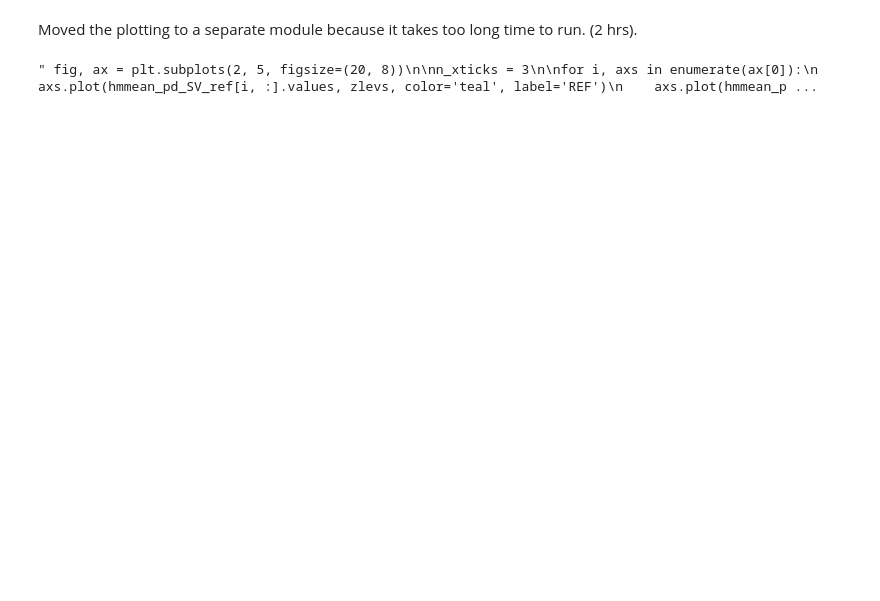
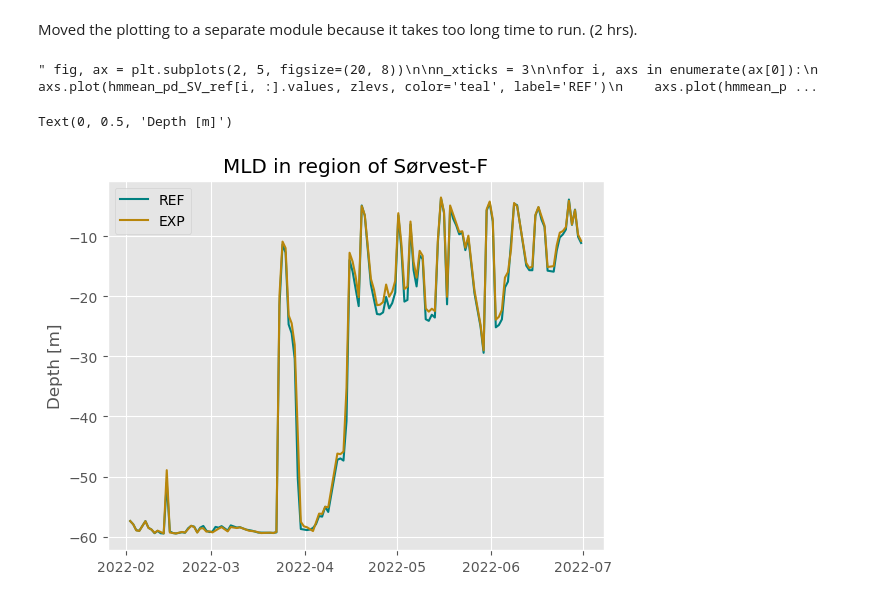
Before and after one commit to kjes4pres/MET_sommer25, a Jupyter notebook: Mixed_layer_depth/MLD.ipynb, the cells around one changed output. Drawn from its saved outputs; the diff is of its cells as text; code cells hidden in the pictures; blank space fills up the shorter version.

```diff
--- a/Mixed_layer_depth/MLD.ipynb
+++ b/Mixed_layer_depth/MLD.ipynb
@@ -484,3 +487,21 @@ plt.tight_layout(rect=[0, 0, 1, 0.93])
 plt.savefig('Figures/pd_mld_SVF_NVC.png') """
 # %% [output]
 " fig, ax = plt.subplots(2, 5, figsize=(20, 8))\n\nn_xticks = 3\n\nfor i, axs in enumerate(ax[0]):\n    axs.plot(hmmean_pd_SV_ref[i, :].values, zlevs, color='teal', label='REF')\n    axs.plot(hmmean_p ...
+# %%
+# Time evolution of mixed layer depth in study area
+mld_SV_ref = ref_SV.mld.mean(dim=['eta_rho', 'xi_rho'])
+mld_SV_exp = exp_SV.mld.mean(dim=['eta_rho', 'xi_rho'])
+
+mld_NV_ref = ref_NV.mld.mean(dim=['eta_rho', 'xi_rho'])
+mld_NV_exp = exp_NV.mld.mean(dim=['eta_rho', 'xi_rho'])
+# %%
+fig, ax = plt.subplots()
+
+ax.plot(mld_SV_ref.ocean_time, mld_SV_ref, color='teal', label='REF')
+ax.plot(mld_SV_ref.ocean_time, mld_SV_exp, color='darkgoldenrod', label='EXP')
+ax.set_title('MLD in region of Sørvest-F')
+ax.legend()
+ax.set_ylabel('Depth [m]')
+# %% [output]
+Text(0, 0.5, 'Depth [m]')
+[figure, added]
```
Also changed, not shown: parts of 12 cells of this notebook.
